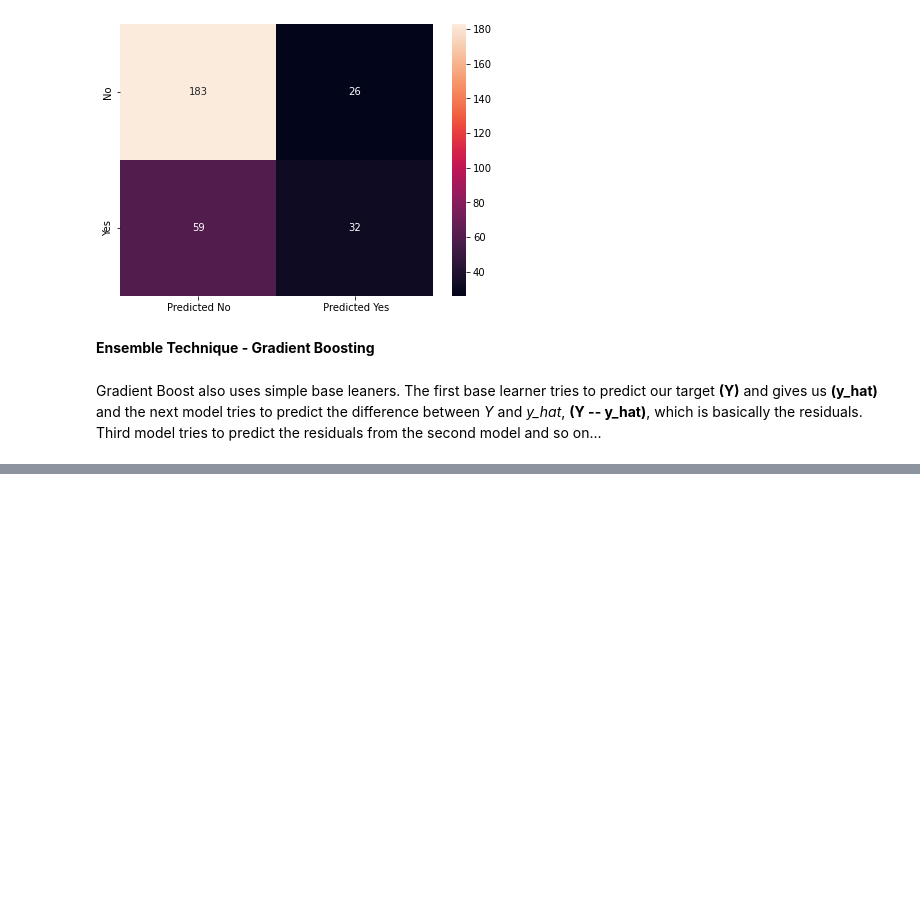
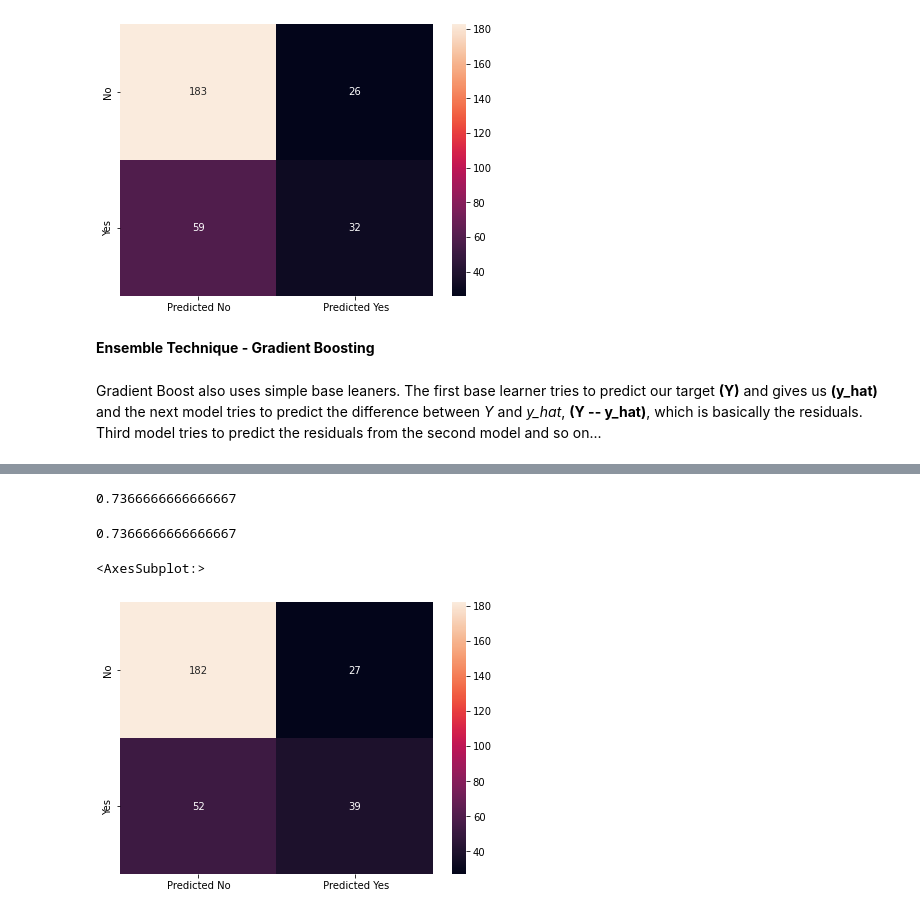
Before and after one commit to RochaErik/X-Ensemble-Techniques-Credit-Data, a Jupyter notebook: Ensemble_techniques_Credit_data.ipynb, the cells around one changed output, grey strips where cells are left out. Cells and saved outputs as stored; diff of their text form; code cells hidden in the pictures; blank space fills up the shorter version.

Commit message:
XGBoost ensemble technique

```diff
--- a/Ensemble_techniques_Credit_data.ipynb
+++ b/Ensemble_techniques_Credit_data.ipynb
@@ -138,3 +138,11 @@ df.head()
 | 3 | 1 | 42 | 3 | 7882 | 1 | 4 | ... |
 | 4 | 1 | 24 | 2 | 4870 | 1 | 3 | ... |
 5 rows × 29 columns
+# %%
+# Converting columns with categorical data type to int64 because the XGBoost algorithm isn't working with categorical values
+
+for feature in df.columns:
+    if df[feature].dtype == 'category':
+        df[feature] = df[feature].astype('int64')
+
+df.info()
@@ -405,0 +435,24 @@ sns.heatmap(df_cm, annot=True ,fmt='g')
+# %%
+from xgboost import XGBClassifier
+xgb = XGBClassifier()
+# %%
+xgb = xgb.fit(X_train, y_train)
+# %%
+y_predict = xgb.predict(X_test)
+# %%
+xgb.score(X_test , y_test)
+# %% [output]
+0.7366666666666667
+# %%
+print(xgb.score(X_test , y_test))
+
+cm=metrics.confusion_matrix(y_test, y_predict,labels=[0, 1])
+
+df_cm = pd.DataFrame(cm, index = [i for i in ["No","Yes"]],
+                  columns = [i for i in ["Predicted No"," Predicted Yes"]])
+plt.figure(figsize = (7,5))
+sns.heatmap(df_cm, annot=True ,fmt='g')
+# %% [output]
+0.7366666666666667
+<AxesSubplot:>
+[figure, added]
```
Also changed, not shown: parts of 7 cells of this notebook.
